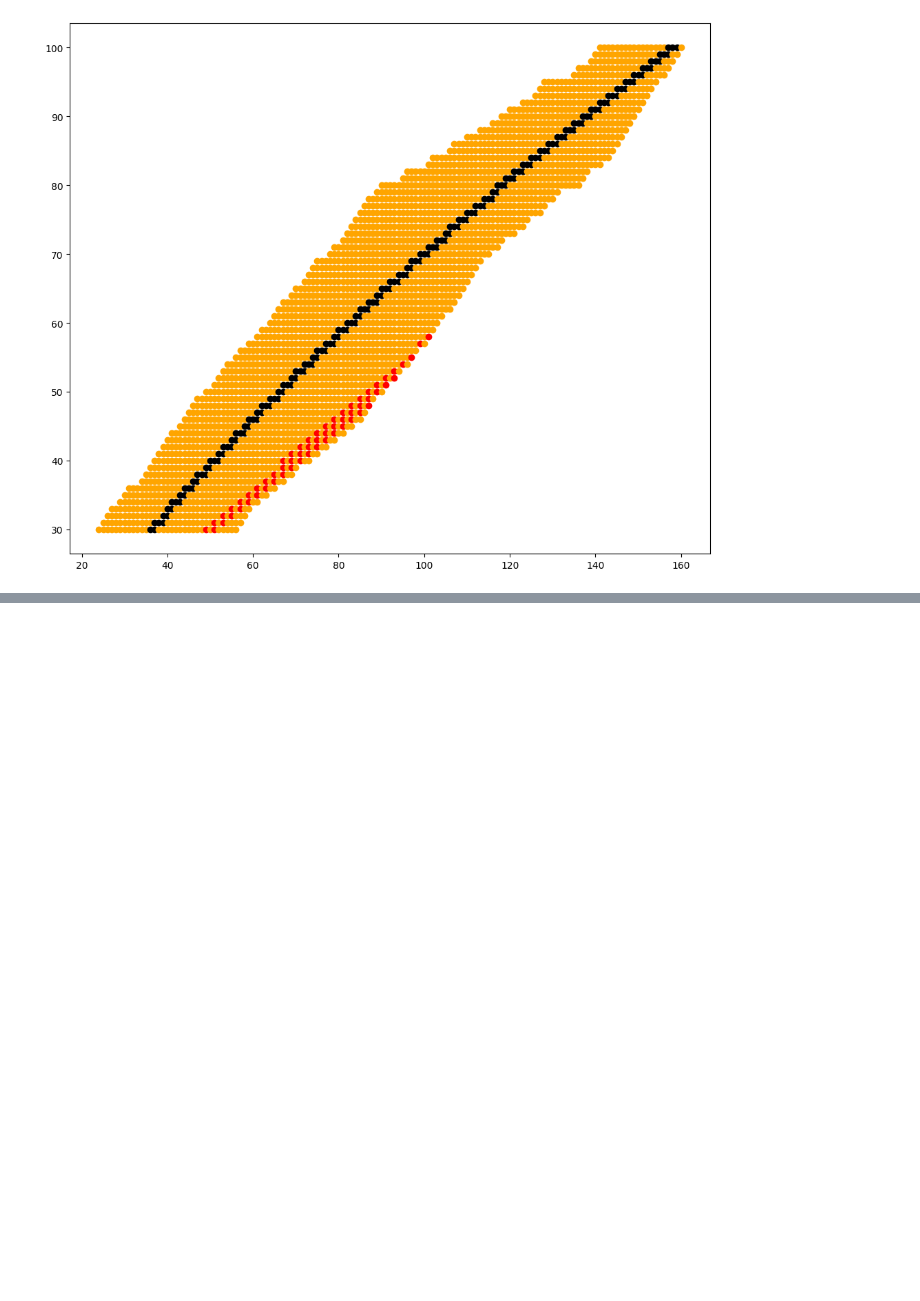
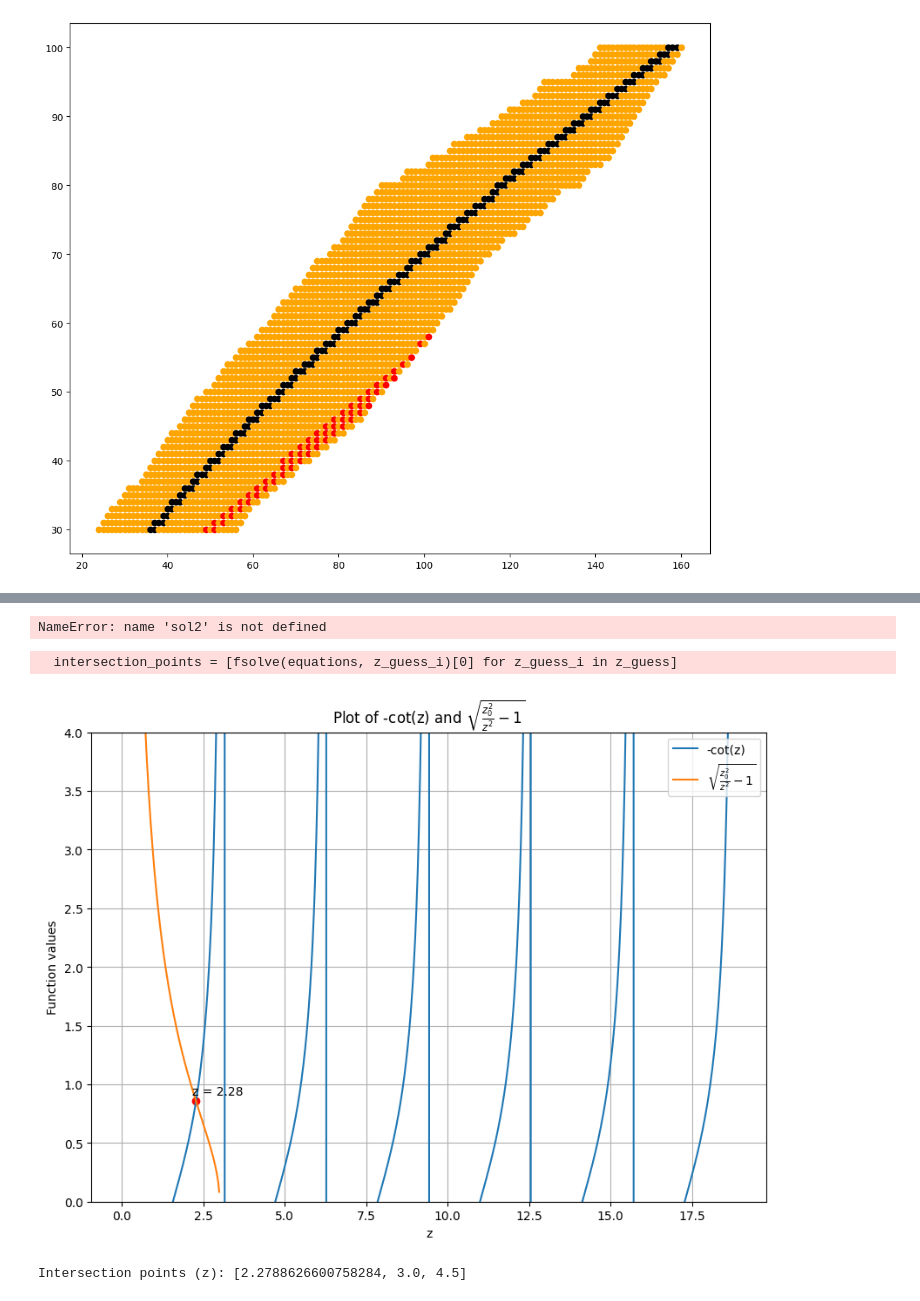
Before and after one commit to mariaheisel99/Studies, a Jupyter notebook: Nuclear_II/exercises.ipynb, the cells around one changed output, grey strips where cells are left out. Saved outputs shown, nothing was run; the diff lists cells and outputs as text; code cells hidden in the pictures; blank space fills up the shorter version.

```diff
--- a/Nuclear_II/exercises.ipynb
+++ b/Nuclear_II/exercises.ipynb
@@ -158,0 +210,47 @@ for a,z,n,z_stabil in zip(df['A'],df['Z'],df['N'],zs):
+# %%
+print(sol2)
+# %% [output]
+NameError: name 'sol2' is not defined
+# %%
+import numpy as np
+import matplotlib.pyplot as plt
+from scipy.optimize import fsolve
+
+plt.figure(figsize=(10,7))
+
+z = np.linspace(0.01, 6 * np.pi, 1000)
+R = 2
+z0 = 3
+
+y1 = -(np.cos(z) / np.sin(z))
+y2 = np.sqrt(z0**2 / z**2 - 1)
+
+plt.plot(z, y1, label='-cot(z)')
+plt.plot(z, y2, label=r'$\sqrt{\frac{z_0^2}{z^2}-1}$')
+plt.legend(loc='upper right', fontsize=18)
+plt.ylim(0, 4)
+
+# Find intersection points
+def equations(z):
+    return -(np.cos(z) / np.sin(z)) - np.sqrt(z0**2 / z**2 - 1)
+
+z_guess = [1.5, 3, 4.5]  # Initial guess for intersection points
+intersection_points = [fsolve(equations, z_guess_i)[0] for z_guess_i in z_guess]
+intersection_y = [-np.cos(z) / np.sin(z) for z in intersection_points]
+# Plot intersection points
+for z, inter in zip(intersection_points, intersection_y):
+    plt.scatter(z,inter, color='red')
+    plt.annotate(f'z = {z.round(2)}',(z,inter),textcoords="offset points", xytext=(-3,5))
+
+plt.legend(loc = 'upper right')
+plt.xlabel('z')
+plt.ylabel('Function values')
+plt.title('Plot of -cot(z) and $\sqrt{\\frac{z_0^2}{z^2}-1}$')
+plt.grid(True)
+plt.show()
+
+print("Intersection points (z):", intersection_points)
+# %% [output]
+  intersection_points = [fsolve(equations, z_guess_i)[0] for z_guess_i in z_guess]
+[figure, added]
+Intersection points (z): [2.2788626600758284, 3.0, 4.5]
```
Also changed, not shown: parts of 21 cells of this notebook.
